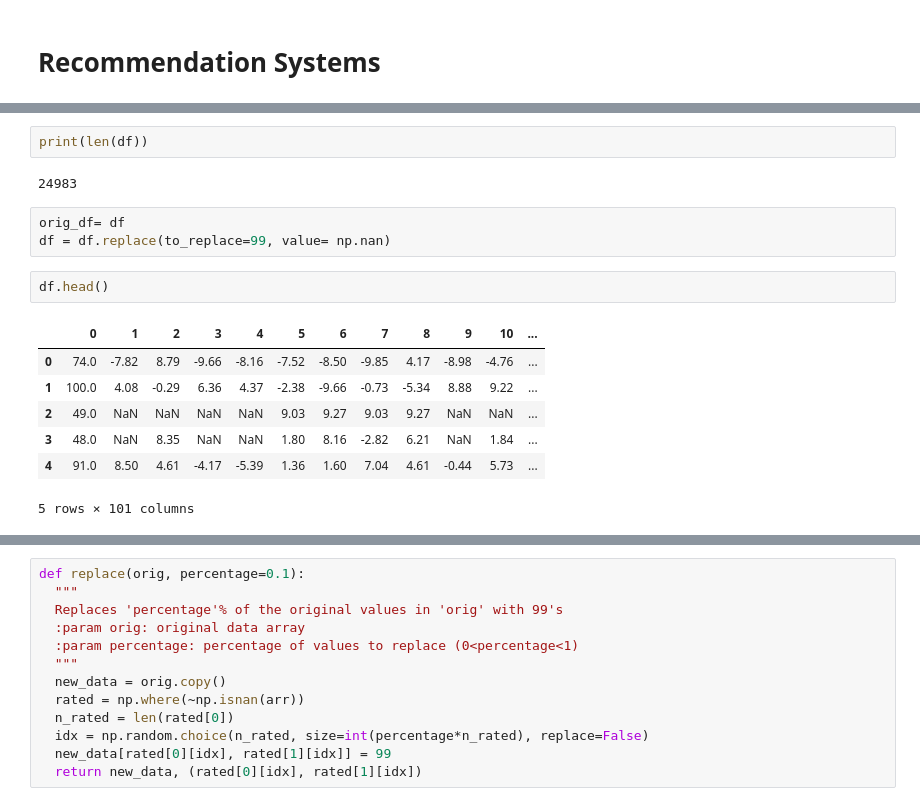
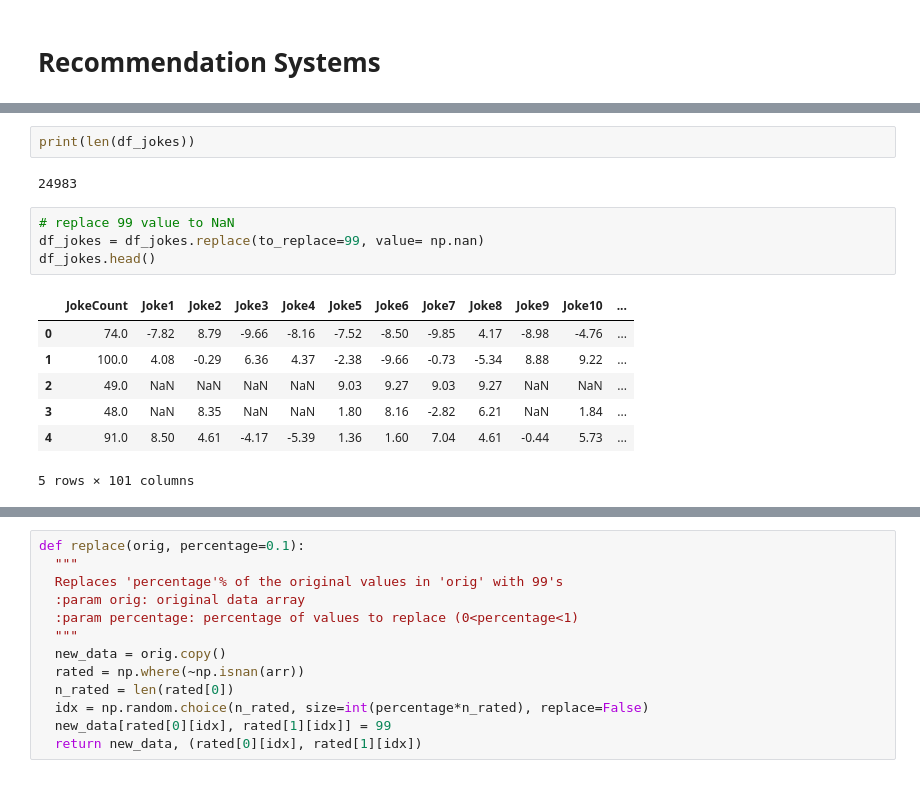
Before and after one commit to DharmikPatel916/CE888, a Jupyter notebook: Praticals/Week 4/my_recommender.ipynb, the cells around one changed output, grey strips where cells are left out. Saved outputs shown, nothing was run; the diff lists cells and outputs as text.

```diff
--- a/Praticals/Week 4/my_recommender.ipynb
+++ b/Praticals/Week 4/my_recommender.ipynb
@@ -22,19 +22,18 @@ df.head()
 | 4 | 91 | 8.50 | 4.61 | -4.17 | -5.39 | 1.36 | 1.60 | 7.04 | 4.61 | -0.44 | 5.73 | ... |
 5 rows × 101 columns
 # %%
-print(len(df))
+print(len(df_jokes))
 # %% [output]
 24983
 # %%
-orig_df= df
-df = df.replace(to_replace=99, value= np.nan)
+# replace 99 value to NaN
+df_jokes = df_jokes.replace(to_replace=99, value= np.nan)
+df_jokes.head()
+# %% [output]
+|  | JokeCount | Joke1 | Joke2 | Joke3 | Joke4 | Joke5 | Joke6 | Joke7 | Joke8 | Joke9 | Joke10 | ... |
+| 0 | 74.0 | -7.82 | 8.79 | -9.66 | -8.16 | -7.52 | -8.50 | -9.85 | 4.17 | -8.98 | -4.76 | ... |
+| 1 | 100.0 | 4.08 | -0.29 | 6.36 | 4.37 | -2.38 | -9.66 | -0.73 | -5.34 | 8.88 | 9.22 | ... |
+| 2 | 49.0 | NaN | NaN | NaN | NaN | 9.03 | 9.27 | 9.03 | 9.27 | NaN | NaN | ... |
+| 3 | 48.0 | NaN | 8.35 | NaN | NaN | 1.80 | 8.16 | -2.82 | 6.21 | NaN | 1.84 | ... |
+| 4 | 91.0 | 8.50 | 4.61 | -4.17 | -5.39 | 1.36 | 1.60 | 7.04 | 4.61 | -0.44 | 5.73 | ... |
+5 rows × 101 columns
-# %%
-df.head()
-# %% [output]
-|  | 0 | 1 | 2 | 3 | 4 | 5 | 6 | 7 | 8 | 9 | 10 | ... |
-| 0 | 74.0 | -7.82 | 8.79 | -9.66 | -8.16 | -7.52 | -8.50 | -9.85 | 4.17 | -8.98 | -4.76 | ... |
-| 1 | 100.0 | 4.08 | -0.29 | 6.36 | 4.37 | -2.38 | -9.66 | -0.73 | -5.34 | 8.88 | 9.22 | ... |
-| 2 | 49.0 | NaN | NaN | NaN | NaN | 9.03 | 9.27 | 9.03 | 9.27 | NaN | NaN | ... |
-| 3 | 48.0 | NaN | 8.35 | NaN | NaN | 1.80 | 8.16 | -2.82 | 6.21 | NaN | 1.84 | ... |
-| 4 | 91.0 | 8.50 | 4.61 | -4.17 | -5.39 | 1.36 | 1.60 | 7.04 | 4.61 | -0.44 | 5.73 | ... |
-5 rows × 101 columns
```
Also changed, not shown: parts of 42 cells of this notebook.
